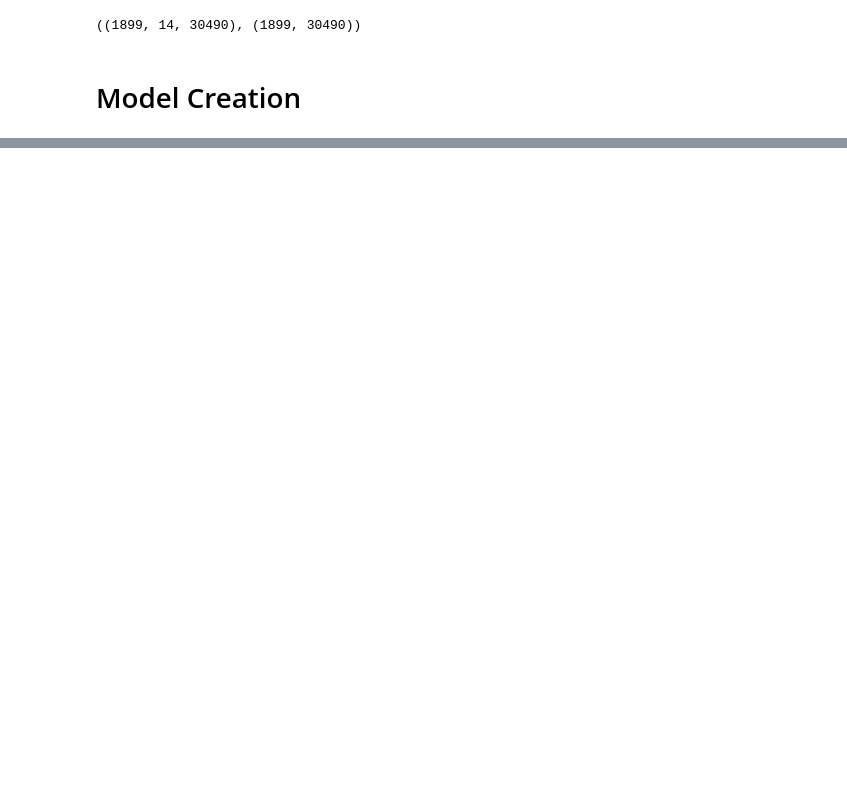
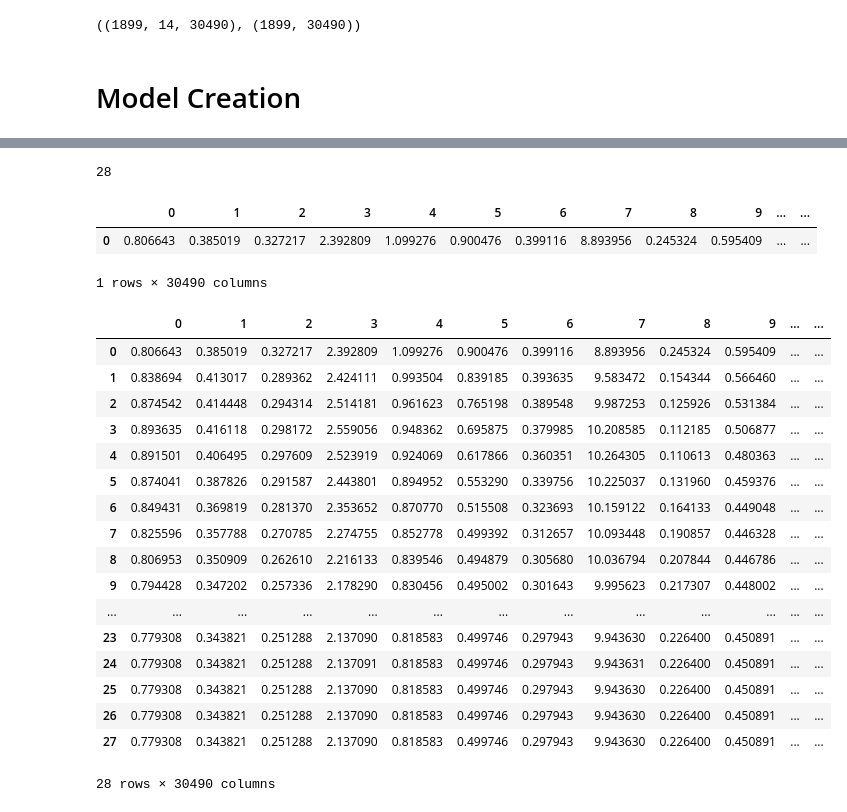
Before and after one commit to anil-bit/m5_advantech, a Jupyter notebook: lstm.ipynb, the cells around one changed output, grey strips where cells are left out. Cells and saved outputs as stored; diff of their text form; code cells hidden in the pictures; blank space fills up the shorter version.

```diff
--- a/lstm.ipynb
+++ b/lstm.ipynb
@@ -196,0 +170,15 @@ len(predictions[0])
+# %%
+count = 0
+result =[]
+while count < 28:
+    X_test=[]
+    X_test.append(inputs[count:])
+    #X_test.append(newArray[1:])
+
+    X_test = np.array(X_test)
+    predictions=model.predict(X_test)
+    reverse_prediction = sc.inverse_transform(predictions)
+    result.append(reverse_prediction)
+    newArray = np.append(inputs, predictions, axis = 0)
+    inputs = newArray
+    count = count+1
@@ -196,0 +203,3 @@ len(predictions[0])
+# %%
+res = np.array(result)
+res
@@ -196,0 +226,36 @@ len(predictions[0])
+# %%
+len(res)
+# %% [output]
+28
+# %%
+rsult_dataframe = pd.DataFrame(res[0])
+# %%
+rsult_dataframe
+# %% [output]
+|  | 0 | 1 | 2 | 3 | 4 | 5 | 6 | 7 | 8 | 9 | ... | ... |
+| 0 | 0.806643 | 0.385019 | 0.327217 | 2.392809 | 1.099276 | 0.900476 | 0.399116 | 8.893956 | 0.245324 | 0.595409 | ... | ... |
+1 rows × 30490 columns
+# %%
+for days in range(1,len(res)):
+    rsult_dataframe.loc[len(rsult_dataframe.index)] = res[days][0]
+# %%
+rsult_dataframe
+# %% [output]
+|  | 0 | 1 | 2 | 3 | 4 | 5 | 6 | 7 | 8 | 9 | ... | ... |
+| 0 | 0.806643 | 0.385019 | 0.327217 | 2.392809 | 1.099276 | 0.900476 | 0.399116 | 8.893956 | 0.245324 | 0.595409 | ... | ... |
+| 1 | 0.838694 | 0.413017 | 0.289362 | 2.424111 | 0.993504 | 0.839185 | 0.393635 | 9.583472 | 0.154344 | 0.566460 | ... | ... |
+| 2 | 0.874542 | 0.414448 | 0.294314 | 2.514181 | 0.961623 | 0.765198 | 0.389548 | 9.987253 | 0.125926 | 0.531384 | ... | ... |
+| 3 | 0.893635 | 0.416118 | 0.298172 | 2.559056 | 0.948362 | 0.695875 | 0.379985 | 10.208585 | 0.112185 | 0.506877 | ... | ... |
+| 4 | 0.891501 | 0.406495 | 0.297609 | 2.523919 | 0.924069 | 0.617866 | 0.360351 | 10.264305 | 0.110613 | 0.480363 | ... | ... |
+| 5 | 0.874041 | 0.387826 | 0.291587 | 2.443801 | 0.894952 | 0.553290 | 0.339756 | 10.225037 | 0.131960 | 0.459376 | ... | ... |
+| 6 | 0.849431 | 0.369819 | 0.281370 | 2.353652 | 0.870770 | 0.515508 | 0.323693 | 10.159122 | 0.164133 | 0.449048 | ... | ... |
+| 7 | 0.825596 | 0.357788 | 0.270785 | 2.274755 | 0.852778 | 0.499392 | 0.312657 | 10.093448 | 0.190857 | 0.446328 | ... | ... |
+| 8 | 0.806953 | 0.350909 | 0.262610 | 2.216133 | 0.839546 | 0.494879 | 0.305680 | 10.036794 | 0.207844 | 0.446786 | ... | ... |
+| 9 | 0.794428 | 0.347202 | 0.257336 | 2.178290 | 0.830456 | 0.495002 | 0.301643 | 9.995623 | 0.217307 | 0.448002 | ... | ... |
+| ... | ... | ... | ... | ... | ... | ... | ... | ... | ... | ... | ... | ... |
+| 23 | 0.779308 | 0.343821 | 0.251288 | 2.137090 | 0.818583 | 0.499746 | 0.297943 | 9.943630 | 0.226400 | 0.450891 | ... | ... |
+| 24 | 0.779308 | 0.343821 | 0.251288 | 2.137091 | 0.818583 | 0.499746 | 0.297943 | 9.943631 | 0.226400 | 0.450891 | ... | ... |
+| 25 | 0.779308 | 0.343821 | 0.251288 | 2.137090 | 0.818583 | 0.499746 | 0.297943 | 9.943630 | 0.226400 | 0.450891 | ... | ... |
+| 26 | 0.779308 | 0.343821 | 0.251288 | 2.137090 | 0.818583 | 0.499746 | 0.297943 | 9.943630 | 0.226400 | 0.450891 | ... | ... |
+| 27 | 0.779308 | 0.343821 | 0.251288 | 2.137090 | 0.818583 | 0.499746 | 0.297943 | 9.943630 | 0.226400 | 0.450891 | ... | ... |
+28 rows × 30490 columns
```
Also changed, not shown: parts of 13 cells of this notebook, 3 other files.
